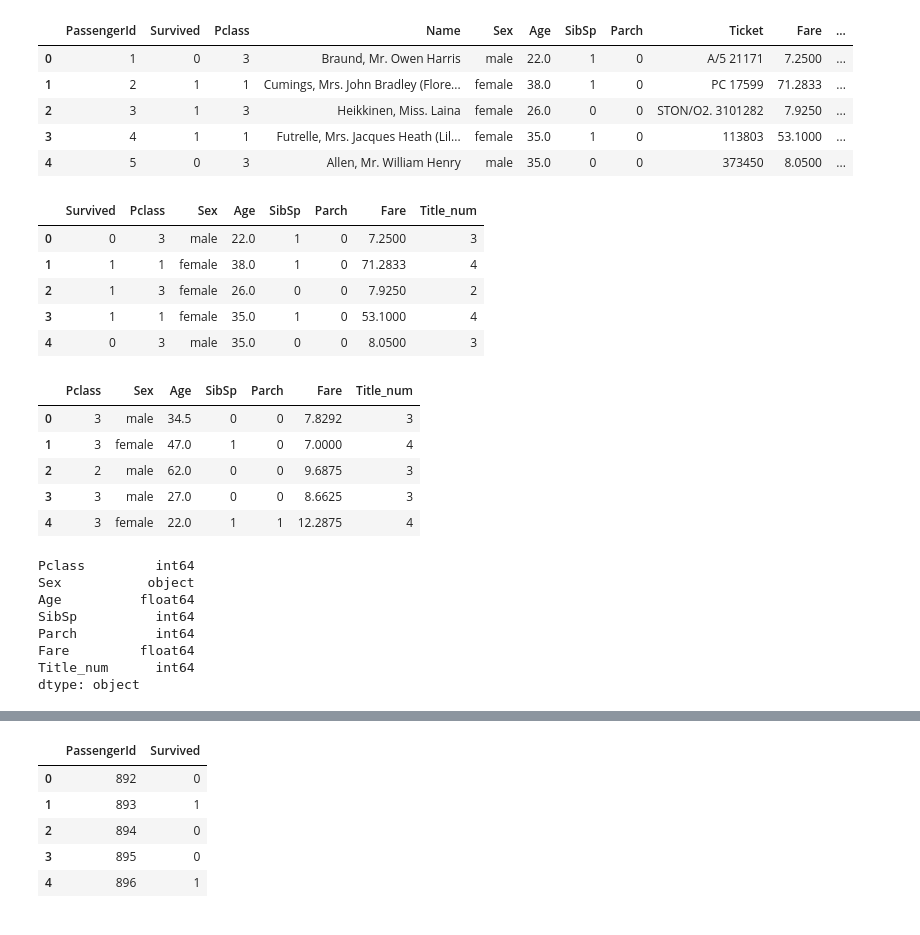
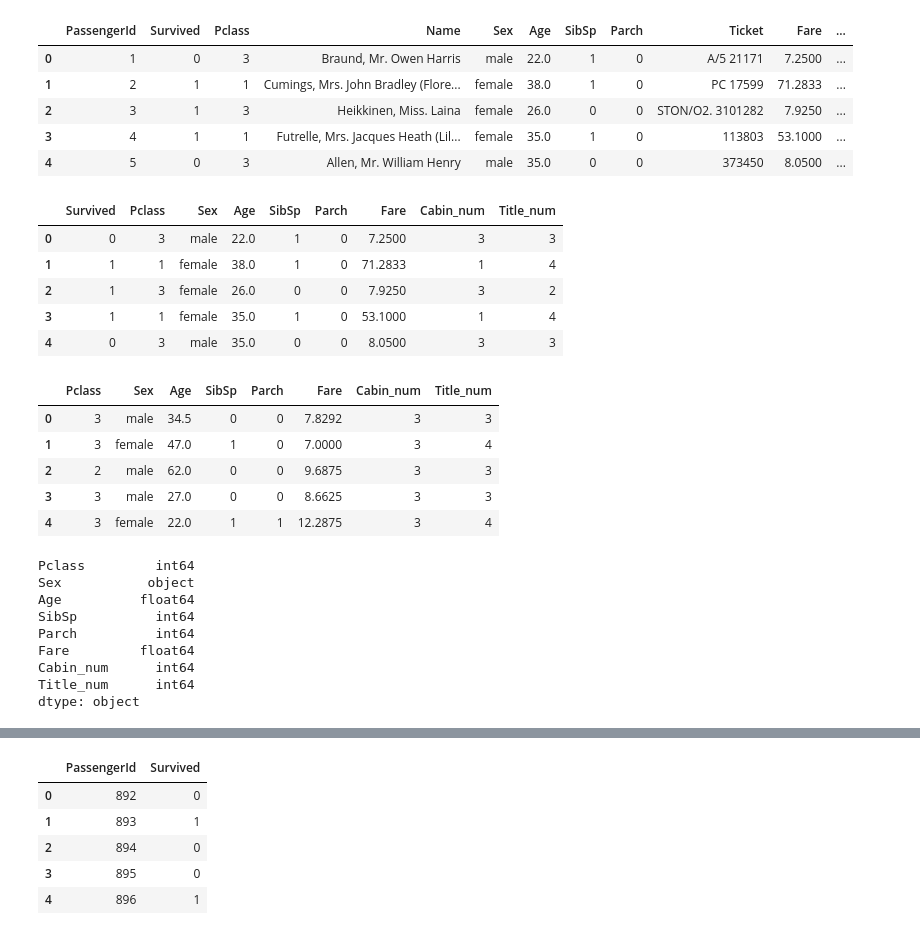
Before and after one commit to juri-saito/kaggle, a Jupyter notebook: titanic_saito.ipynb, the cells around one changed output, grey strips where cells are left out. Cells and saved outputs as stored; diff of their text form; code cells hidden in the pictures.

```diff
--- a/titanic_saito.ipynb
+++ b/titanic_saito.ipynb
@@ -352,3 +431,23 @@ Name: Age, dtype: float64
 Masterは平均年齢が約4.6才と幼いため子供の敬称と考えられる
 # %% [markdown]
 ### 前処理
+# %%
+train['Cabin_prefix'] = train.Cabin.str.extract('(^[A-Za-z])',expand=False)
+test['Cabin_prefix'] = test.Cabin.str.extract('(^[A-Za-z])',expand=False)
+
+#Cabin_prefixをカテゴリカル変数に変換するための関数
+def prefix_to_num(prefix):
+    if prefix == 'A' or prefix == 'C' or prefix == 'G':
+        return 1
+    elif prefix == 'B' or prefix == 'D' or prefix == 'E':
+        return 2
+    else:
+        return 3
+
+# testにもCabin_prefix列を作成
+test['Cabin_prefix'] = test.Cabin.str.extract('(^[A-Za-z])',expand = False)
+#リスト内包表記を用いて変換
+train['Cabin_num'] = [prefix_to_num(i) for i in train['Cabin_prefix']]
+test['Cabin_num'] = [prefix_to_num(i) for i in test['Cabin_prefix']]
+
+test.head()
@@ -431,27 +492,27 @@ test.loc[:, 'Age'] = test.loc[:, 'Age'].fillna(test.loc[:, 'Age'].median())
 # %%
 #不要な列の削除
-train.drop(['PassengerId', 'Name','Cabin', 'Ticket', 'Embarked', 'Title'],axis=1,inplace=True)
+train.drop(['PassengerId', 'Name','Cabin', 'Ticket', 'Embarked', 'Title', 'Cabin_prefix'],axis=1,inplace=True)
 #trainの表示
 display(train.head())
 # %% [output]
-|  | Survived | Pclass | Sex | Age | SibSp | Parch | Fare | Title_num |
-| 0 | 0 | 3 | male | 22.0 | 1 | 0 | 7.2500 | 3 |
-| 1 | 1 | 1 | female | 38.0 | 1 | 0 | 71.2833 | 4 |
-| 2 | 1 | 3 | female | 26.0 | 0 | 0 | 7.9250 | 2 |
-| 3 | 1 | 1 | female | 35.0 | 1 | 0 | 53.1000 | 4 |
-| 4 | 0 | 3 | male | 35.0 | 0 | 0 | 8.0500 | 3 |
+|  | Survived | Pclass | Sex | Age | SibSp | Parch | Fare | Cabin_num | Title_num |
+| 0 | 0 | 3 | male | 22.0 | 1 | 0 | 7.2500 | 3 | 3 |
+| 1 | 1 | 1 | female | 38.0 | 1 | 0 | 71.2833 | 1 | 4 |
+| 2 | 1 | 3 | female | 26.0 | 0 | 0 | 7.9250 | 3 | 2 |
+| 3 | 1 | 1 | female | 35.0 | 1 | 0 | 53.1000 | 1 | 4 |
+| 4 | 0 | 3 | male | 35.0 | 0 | 0 | 8.0500 | 3 | 3 |
 # %%
 #不要な列の削除
-test.drop(['PassengerId', 'Name','Cabin', 'Ticket', 'Embarked', 'Title'],axis=1,inplace=True)
+test.drop(['PassengerId', 'Name','Cabin', 'Ticket', 'Embarked', 'Title', 'Cabin_prefix'],axis=1,inplace=True)
 #trainの表示
 display(test.head())
 # %% [output]
-|  | Pclass | Sex | Age | SibSp | Parch | Fare | Title_num |
-| 0 | 3 | male | 34.5 | 0 | 0 | 7.8292 | 3 |
-| 1 | 3 | female | 47.0 | 1 | 0 | 7.0000 | 4 |
-| 2 | 2 | male | 62.0 | 0 | 0 | 9.6875 | 3 |
-| 3 | 3 | male | 27.0 | 0 | 0 | 8.6625 | 3 |
-| 4 | 3 | female | 22.0 | 1 | 1 | 12.2875 | 4 |
+|  | Pclass | Sex | Age | SibSp | Parch | Fare | Cabin_num | Title_num |
+| 0 | 3 | male | 34.5 | 0 | 0 | 7.8292 | 3 | 3 |
+| 1 | 3 | female | 47.0 | 1 | 0 | 7.0000 | 3 | 4 |
+| 2 | 2 | male | 62.0 | 0 | 0 | 9.6875 | 3 | 3 |
+| 3 | 3 | male | 27.0 | 0 | 0 | 8.6625 | 3 | 3 |
+| 4 | 3 | female | 22.0 | 1 | 1 | 12.2875 | 3 | 4 |
 # %%
 label = train['Survived'] # labelはtrainのSurvived列
 train.drop(["Survived"], axis=1, inplace=True)
@@ -465,6 +526,7 @@ Age          float64
 SibSp          int64
 Parch          int64
 Fare         float64
+Cabin_num      int64
 Title_num      int64
 dtype: object
 # %%
```
Also changed, not shown: parts of 20 cells of this notebook, 2 other files.
